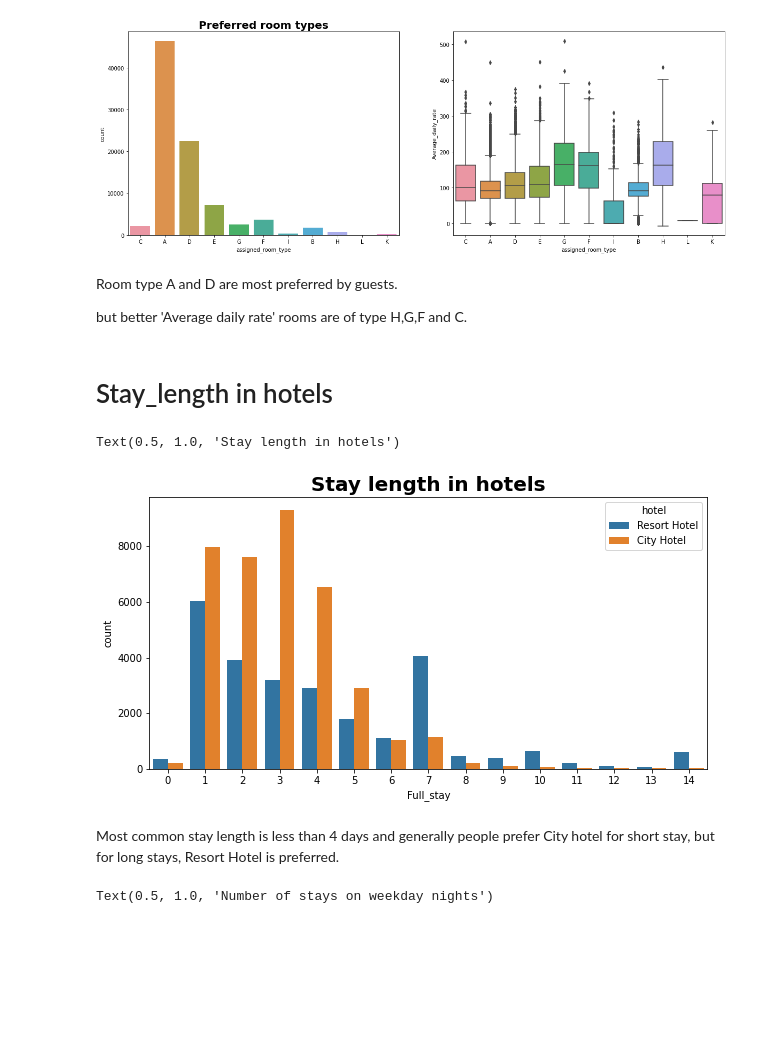
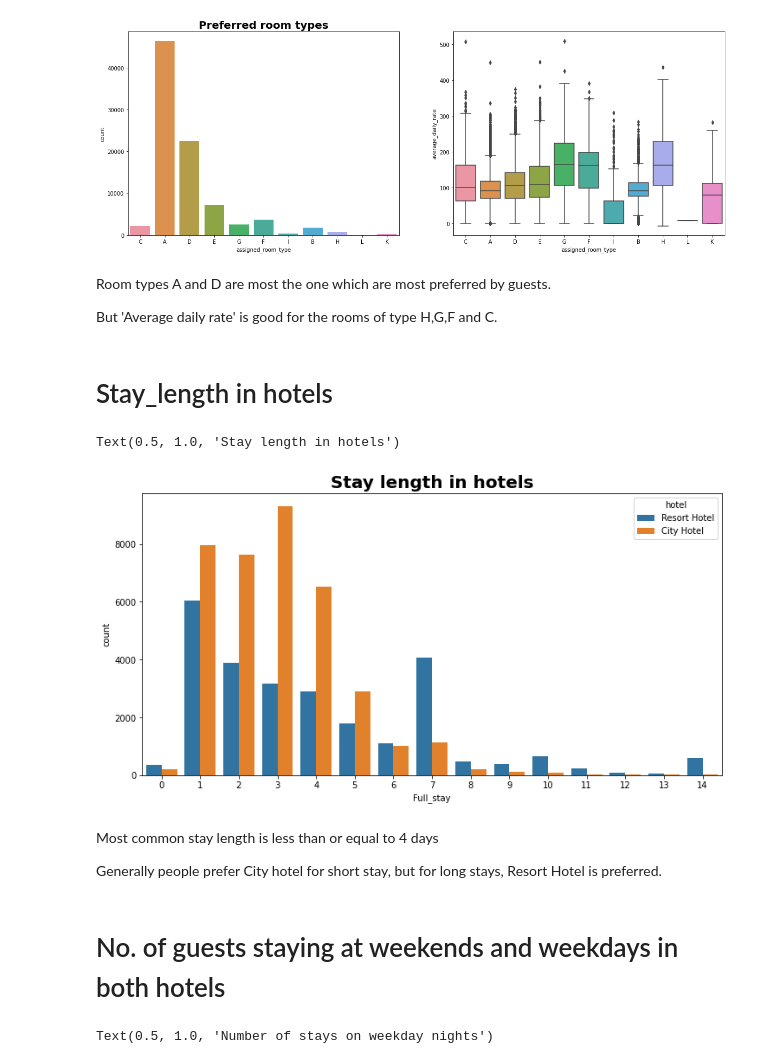
Before and after one commit to sparta-13/EDA-CAPSTONE-PROJECT, a Jupyter notebook: Hotel_Booking_Analysis_Rishikesh_Damale.ipynb, the cells around one changed output. Drawn from its saved outputs; the diff is of its cells as text; code cells hidden in the pictures; blank space fills up the shorter version.

```diff
--- a/Hotel_Booking_Analysis_Rishikesh_Damale.ipynb
+++ b/Hotel_Booking_Analysis_Rishikesh_Damale.ipynb
@@ -221,7 +221,7 @@ hotel_df
 # %% [markdown]
 # Renaming the 'adr' column name to 'average_daily_rate' for understanding its abbreviation properly.
 # %%
-hotel_df.rename(columns ={'adr' : 'Average_daily_rate'},inplace =True)
+hotel_df.rename(columns ={'adr' : 'average_daily_rate'},inplace =True)
 # %% [markdown]
 # Adding New Coloumns.
 # %%
@@ -259,7 +259,7 @@ plt.show()
 Removing an outlier from average_daily_rate column
 # %%
 # Removing all the values greater than 5000.
-hotel_df.drop(hotel_df[hotel_df['Average_daily_rate'] > 5000].index, inplace = True)
+hotel_df.drop(hotel_df[hotel_df['average_daily_rate'] > 5000].index, inplace = True)
 # %%
 # Replotting the scatterplot after removing the outlier.
 plt.figure(figsize = (12,6))
@@ -485,5 +485,5 @@ Most no. of guest are from Portugal and other Europian contries.
 # %%
-hotel_df.loc[hotel_df.Total_members > 20, 'Total_members'] = 20   #removing outlier from Total_members column
+# Plotting a bar graph for total members
 plt.figure(figsize=(10,6))
 sns.countplot(hotel_df['Total_members'], palette='husl')
 plt.show()
@@ -518,20 +525,29 @@ sns.boxplot(x = hotel_df['assigned_room_type'], y = hotel_df['Average_daily_rate
 <matplotlib.axes._subplots.AxesSubplot at 0x...>
 [figure]
 # %% [markdown]
-Room type A and D are most preferred by guests.
+Room types A and D are most the one which are most preferred by guests.
 
-but better 'Average daily rate' rooms are of type H,G,F and C.
+But 'Average daily rate' is good for the  rooms  of type H,G,F and C.
 # %% [markdown]
 # Stay_length in hotels
 # %%
+# Considering the data of only the peoples who didnt canceled the bookings
 not_canceled = hotel_df[hotel_df['is_canceled'] == 0]
-s1 = not_canceled[not_canceled['Full_stay'] < 15]         #limiting full stay to less than 15
-plt.figure(figsize = (10,5))
+
+ # limiting full stay to less than 15
+s1 = not_canceled[not_canceled['Full_stay'] < 15]
+
+# Plotting a graph of both hotels for staying length
+plt.figure(figsize = (12,6))
 sns.countplot(x = s1['Full_stay'], hue = s1['hotel'])
 plt.title('Stay length in hotels',fontweight="bold", size=20)
 # %% [output]
 Text(0.5, 1.0, 'Stay length in hotels')
-[figure, old version]
+[figure, new version]
 # %% [markdown]
-Most common stay length is less than 4 days and generally people prefer City hotel for short stay, but for long stays, Resort Hotel is preferred.
+Most common stay length is less than or equal to 4 days
+
+Generally people prefer City hotel for short stay, but for long stays, Resort Hotel is preferred.
+# %% [markdown]
+# No. of guests staying at weekends and weekdays in both hotels
 # %%
```
Also changed, not shown: parts of 25 cells of this notebook.
